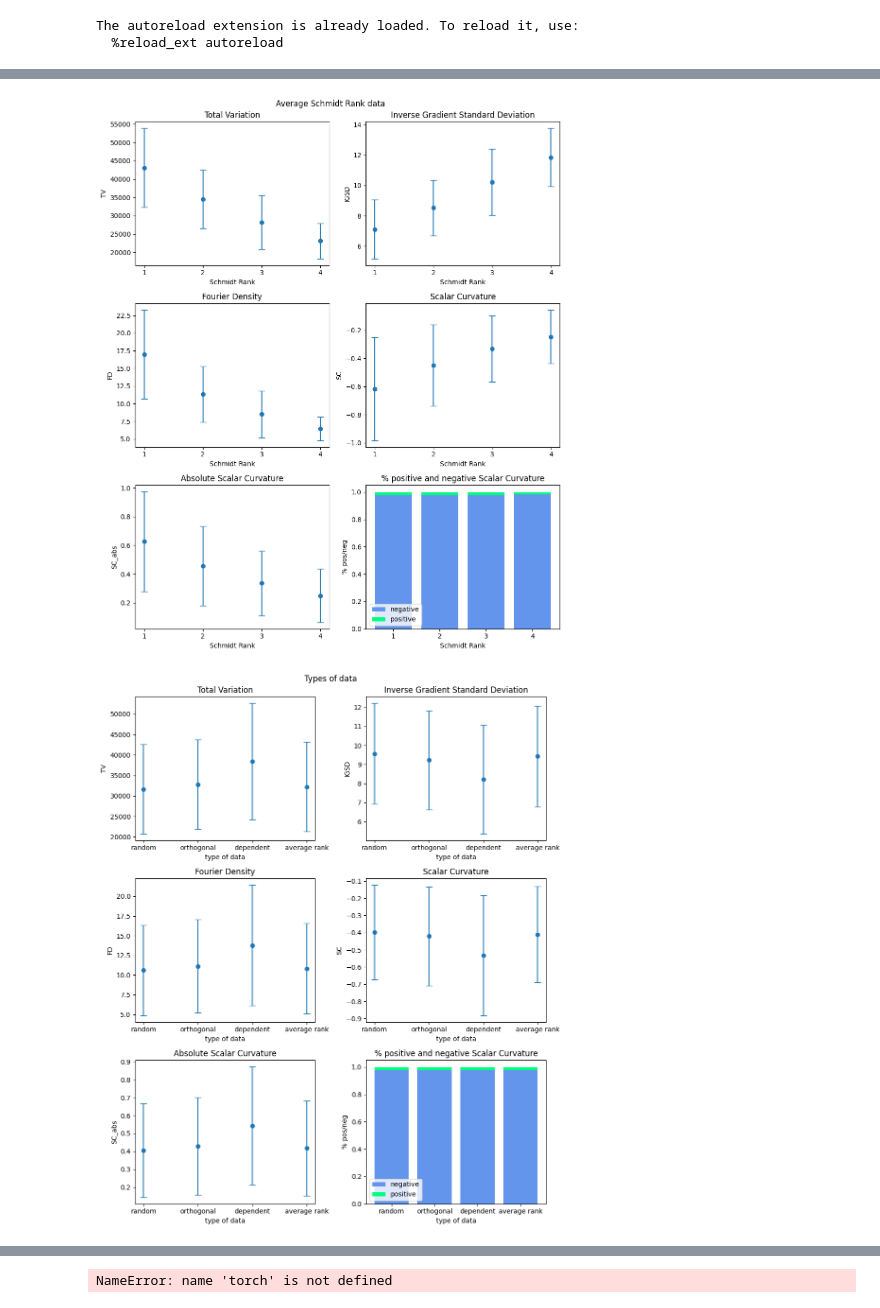
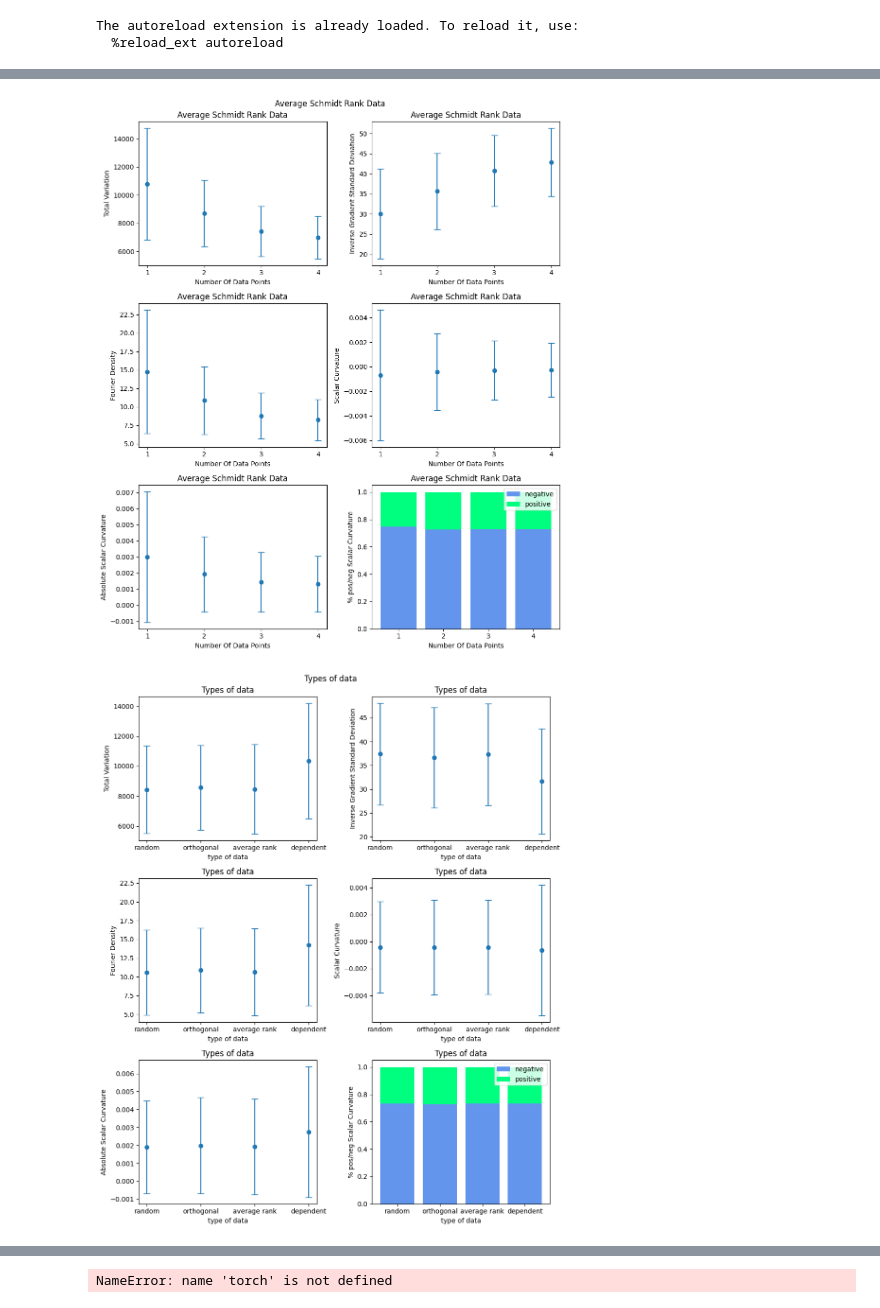
Before and after one commit to vic-it/master-thesis, a Jupyter notebook: Code/entangled_qnn_training-main/victor_thesis_experiments_nb.ipynb, the cells around one changed output, grey strips where cells are left out. Drawn from its saved outputs; the diff is of its cells as text; code cells hidden in the pictures.

```diff
--- a/Code/entangled_qnn_training-main/victor_thesis_experiments_nb.ipynb
+++ b/Code/entangled_qnn_training-main/victor_thesis_experiments_nb.ipynb
@@ -19,38 +19,38 @@ done
 %load_ext autoreload
 %autoreload 2
 from victor_thesis_results_processing import *
-run_id = "3_6_4_4_12_27_58"
-datatype_labels = ["random", "orthogonal","dependent","average rank"]
+run_id = "16_6_4_10_13_3_14"
+datatype_labels = ["random", "orthogonal","average rank","dependent"]
 results, configs = get_results(run_id)
 combined_results_list = []
-combined_results_list.append(combine_results(get_results_where(results, configs, type_of_data=1, schmidt_rank=1)))
-combined_results_list.append(combine_results(get_results_where(results, configs, type_of_data=1, schmidt_rank=2)))
-combined_results_list.append(combine_results(get_results_where(results, configs, type_of_data=1, schmidt_rank=3)))
-combined_results_list.append(combine_results(get_results_where(results, configs, type_of_data=1, schmidt_rank=4)))
-visualize_metrics(combined_results_list, "Schmidt Rank", "Uniform random data")
+combined_results_list.append(combine_results(get_results_where(results, configs, type_of_data=1, num_data_points=1)))
+combined_results_list.append(combine_results(get_results_where(results, configs, type_of_data=1, num_data_points=2)))
+combined_results_list.append(combine_results(get_results_where(results, configs, type_of_data=1, num_data_points=3)))
+combined_results_list.append(combine_results(get_results_where(results, configs, type_of_data=1, num_data_points=4)))
+visualize_metrics(combined_results_list, "Number Of Data Points", "Uniformly Random Data")
 combined_results_list = []
-combined_results_list.append(combine_results(get_results_where(results, configs, type_of_data=2, schmidt_rank=1)))
-combined_results_list.append(combine_results(get_results_where(results, configs, type_of_data=2, schmidt_rank=2)))
-combined_results_list.append(combine_results(get_results_where(results, configs, type_of_data=2, schmidt_rank=3)))
-combined_results_list.append(combine_results(get_results_where(results, configs, type_of_data=2, schmidt_rank=4)))
-visualize_metrics(combined_results_list, "Schmidt Rank", "Orthogonal data")
+combined_results_list.append(combine_results(get_results_where(results, configs, type_of_data=2, num_data_points=1)))
+combined_results_list.append(combine_results(get_results_where(results, configs, type_of_data=2, num_data_points=2)))
+combined_results_list.append(combine_results(get_results_where(results, configs, type_of_data=2, num_data_points=3)))
+combined_results_list.append(combine_results(get_results_where(results, configs, type_of_data=2, num_data_points=4)))
+visualize_metrics(combined_results_list, "Number Of Data Points", "Orthogonal Data")
 combined_results_list = []
-combined_results_list.append(combine_results(get_results_where(results, configs, type_of_data=3, schmidt_rank=1)))
-combined_results_list.append(combine_results(get_results_where(results, configs, type_of_data=3, schmidt_rank=2)))
-combined_results_list.append(combine_results(get_results_where(results, configs, type_of_data=3, schmidt_rank=3)))
-combined_results_list.append(combine_results(get_results_where(results, configs, type_of_data=3, schmidt_rank=4)))
-visualize_metrics(combined_results_list, "Schmidt Rank", "Linearly dependent data")
+combined_results_list.append(combine_results(get_results_where(results, configs, type_of_data=3, num_data_points=1)))
+combined_results_list.append(combine_results(get_results_where(results, configs, type_of_data=3, num_data_points=2)))
+combined_results_list.append(combine_results(get_results_where(results, configs, type_of_data=3, num_data_points=3)))
+combined_results_list.append(combine_results(get_results_where(results, configs, type_of_data=3, num_data_points=4)))
+visualize_metrics(combined_results_list, "Number Of Data Points", "Linearly Dependent Data")
 combined_results_list = []
-combined_results_list.append(combine_results(get_results_where(results, configs, type_of_data=4, schmidt_rank=1)))
-combined_results_list.append(combine_results(get_results_where(results, configs, type_of_data=4, schmidt_rank=2)))
-combined_results_list.append(combine_results(get_results_where(results, configs, type_of_data=4, schmidt_rank=3)))
-combined_results_list.append(combine_results(get_results_where(results, configs, type_of_data=4, schmidt_rank=4)))
-visualize_metrics(combined_results_list, "Schmidt Rank", "Average Schmidt Rank data")
+combined_results_list.append(combine_results(get_results_where(results, configs, type_of_data=4, num_data_points=1)))
+combined_results_list.append(combine_results(get_results_where(results, configs, type_of_data=4, num_data_points=2)))
+combined_results_list.append(combine_results(get_results_where(results, configs, type_of_data=4, num_data_points=3)))
+combined_results_list.append(combine_results(get_results_where(results, configs, type_of_data=4, num_data_points=4)))
+visualize_metrics(combined_results_list, "Number Of Data Points", "Average Schmidt Rank Data")
 combined_results_list = []
 combined_results_list.append(combine_results(get_results_where(results, configs, type_of_data=1)))
 combined_results_list.append(combine_results(get_results_where(results, configs, type_of_data=2)))
+combined_results_list.append(combine_results(get_results_where(results, configs, type_of_data=4)))
 combined_results_list.append(combine_results(get_results_where(results, configs, type_of_data=3)))
-combined_results_list.append(combine_results(get_results_where(results, configs, type_of_data=4)))
 visualize_metrics(combined_results_list, "type of data", "Types of data", sample_labels=datatype_labels)
 # %% [output]
 The autoreload extension is already loaded. To reload it, use:
@@ -61,2 +61,2 @@ The autoreload extension is already loaded. To reload it, use:
-[figure, old version]
+[figure, new version]
-[figure, old version]
+[figure, new version]
```
Also changed, not shown: parts of 3 cells of this notebook, 2 other files.
